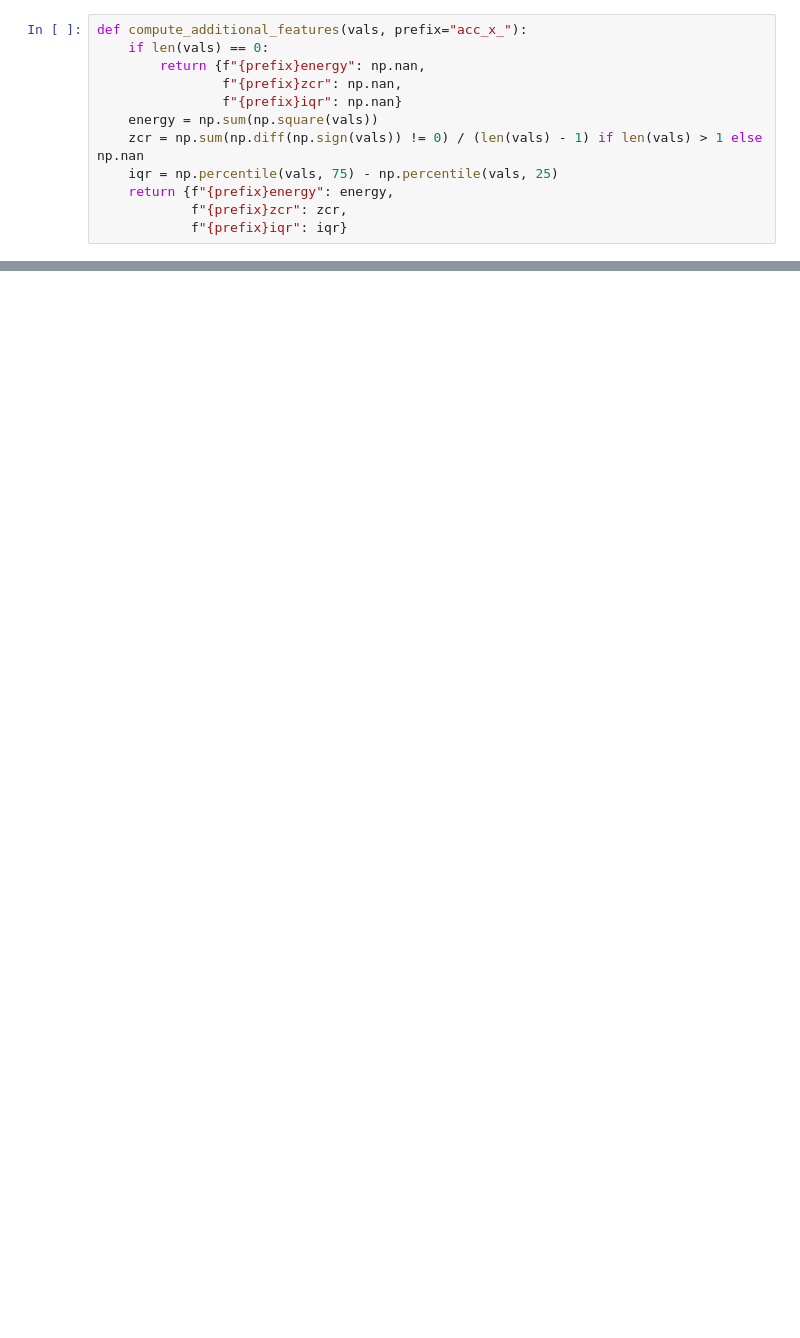
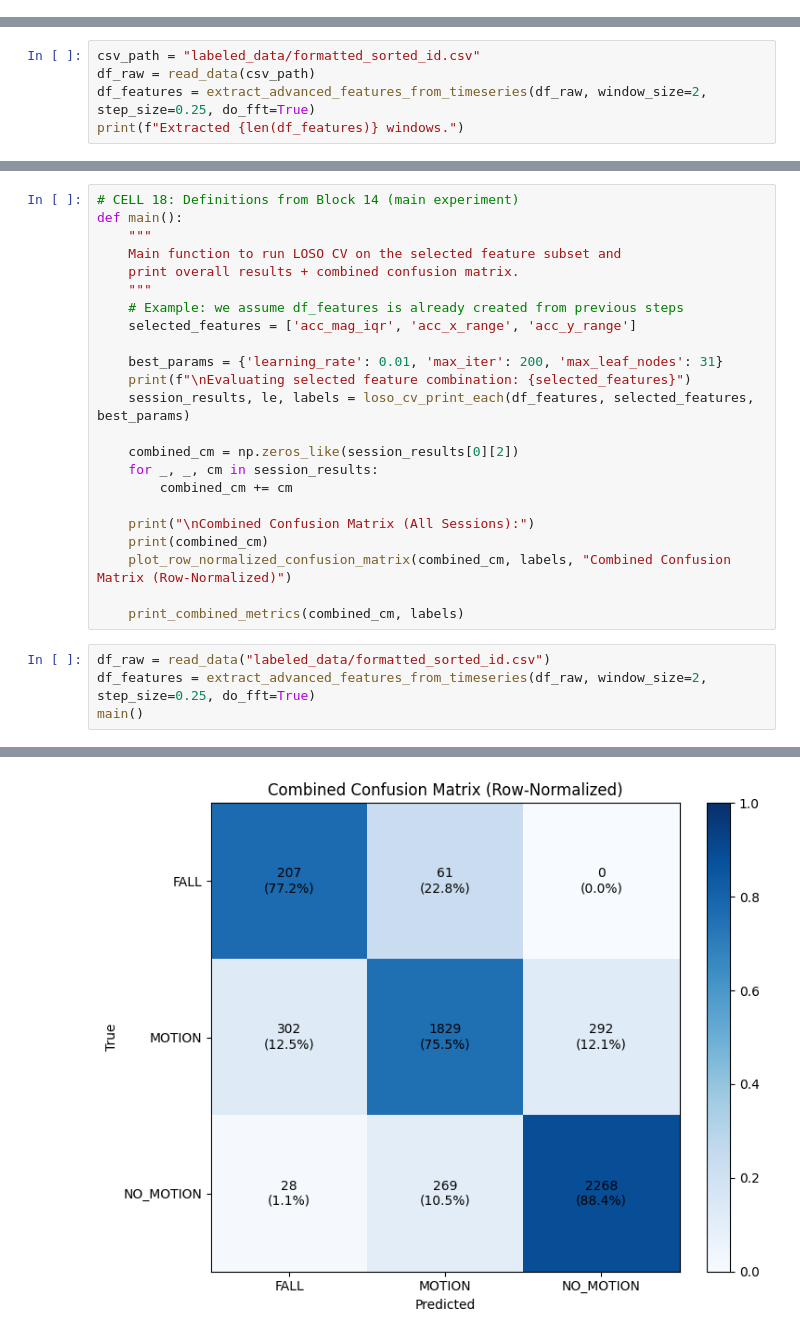
Before and after one commit to sankoktas/bhi360-fall-detection, a Jupyter notebook: motion_classifier.ipynb, the cells around one changed output, grey strips where cells are left out. Cells and saved outputs as stored; diff of their text form; blank space fills up the shorter version.

Commit message:
proper jupyter format

```diff
--- a/motion_classifier.ipynb
+++ b/motion_classifier.ipynb
@@ -437,12 +0,0 @@ Read 410377 rows from labeled_data/cleaned_sorted_id.csv
-# %%
-def compute_additional_features(vals, prefix="acc_x_"):
-    if len(vals) == 0:
-        return {f"{prefix}energy": np.nan,
-                f"{prefix}zcr": np.nan,
-                f"{prefix}iqr": np.nan}
-    energy = np.sum(np.square(vals))
-    zcr = np.sum(np.diff(np.sign(vals)) != 0) / (len(vals) - 1) if len(vals) > 1 else np.nan
-    iqr = np.percentile(vals, 75) - np.percentile(vals, 25)
-    return {f"{prefix}energy": energy,
-            f"{prefix}zcr": zcr,
-            f"{prefix}iqr": iqr}
@@ -737,0 +518,5 @@ Future work could involve expanding the feature set, exploring different models,
+# %%
+csv_path = "labeled_data/formatted_sorted_id.csv"
+df_raw = read_data(csv_path)
+df_features = extract_advanced_features_from_timeseries(df_raw, window_size=2, step_size=0.25, do_fft=True)
+print(f"Extracted {len(df_features)} windows.")
@@ -737,0 +640,28 @@ Future work could involve expanding the feature set, exploring different models,
+# %%
+# CELL 18: Definitions from Block 14 (main experiment)
+def main():
+    """
+    Main function to run LOSO CV on the selected feature subset and
+    print overall results + combined confusion matrix.
+    """
+    # Example: we assume df_features is already created from previous steps
+    selected_features = ['acc_mag_iqr', 'acc_x_range', 'acc_y_range']
+
+    best_params = {'learning_rate': 0.01, 'max_iter': 200, 'max_leaf_nodes': 31}
+    print(f"\nEvaluating selected feature combination: {selected_features}")
+    session_results, le, labels = loso_cv_print_each(df_features, selected_features, best_params)
+
+    combined_cm = np.zeros_like(session_results[0][2])
+    for _, _, cm in session_results:
+        combined_cm += cm
+
+    print("\nCombined Confusion Matrix (All Sessions):")
+    print(combined_cm)
+    plot_row_normalized_confusion_matrix(combined_cm, labels, "Combined Confusion Matrix (Row-Normalized)")
+
+    print_combined_metrics(combined_cm, labels)
+# %%
+df_raw = read_data("labeled_data/formatted_sorted_id.csv")
+df_features = extract_advanced_features_from_timeseries(df_raw, window_size=2, step_size=0.25, do_fft=True)
+main()
+# %% [output]
@@ -737,0 +685 @@ Future work could involve expanding the feature set, exploring different models,
+[figure, added]
```
Also changed, not shown: parts of 43 cells of this notebook, 3 other files.
